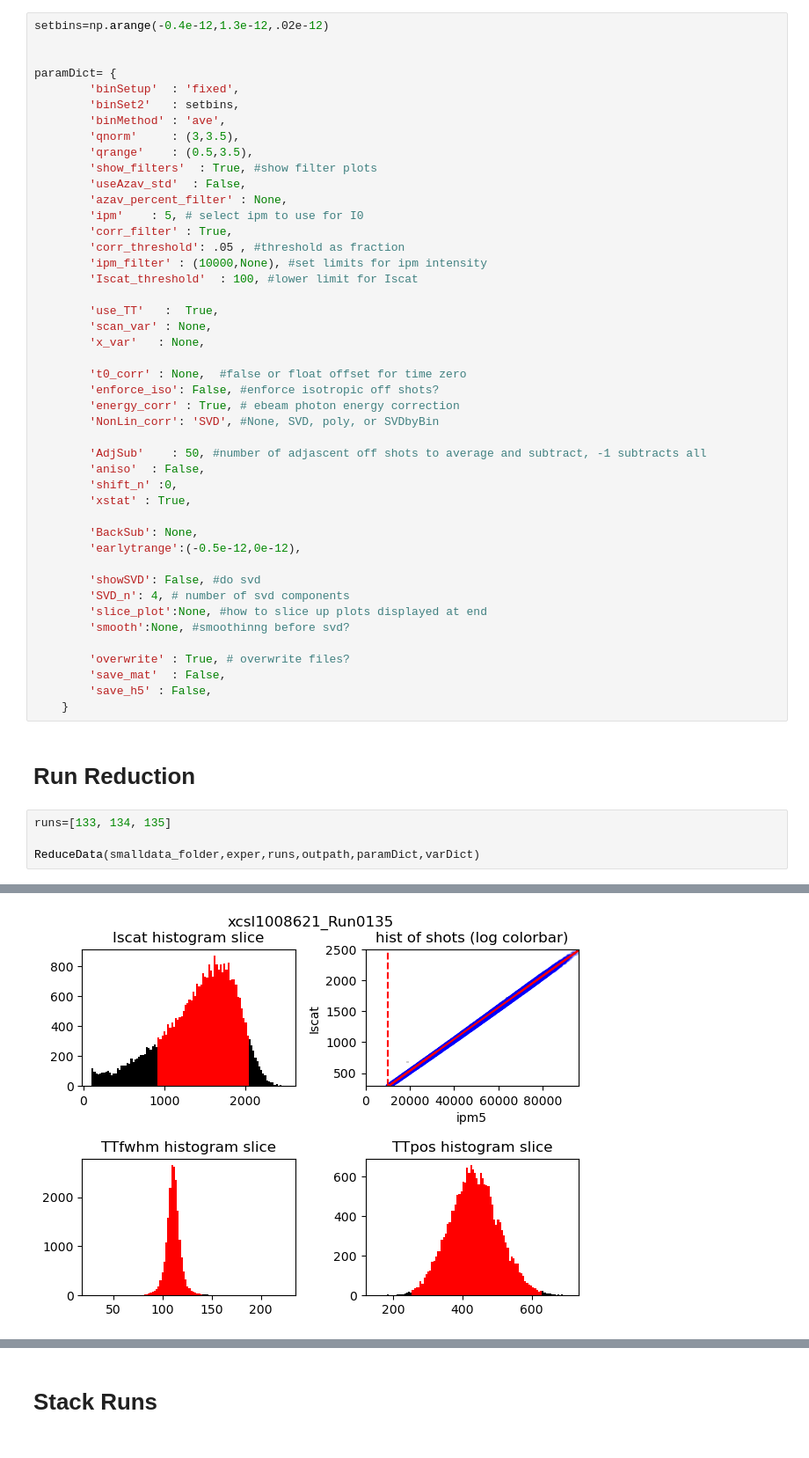
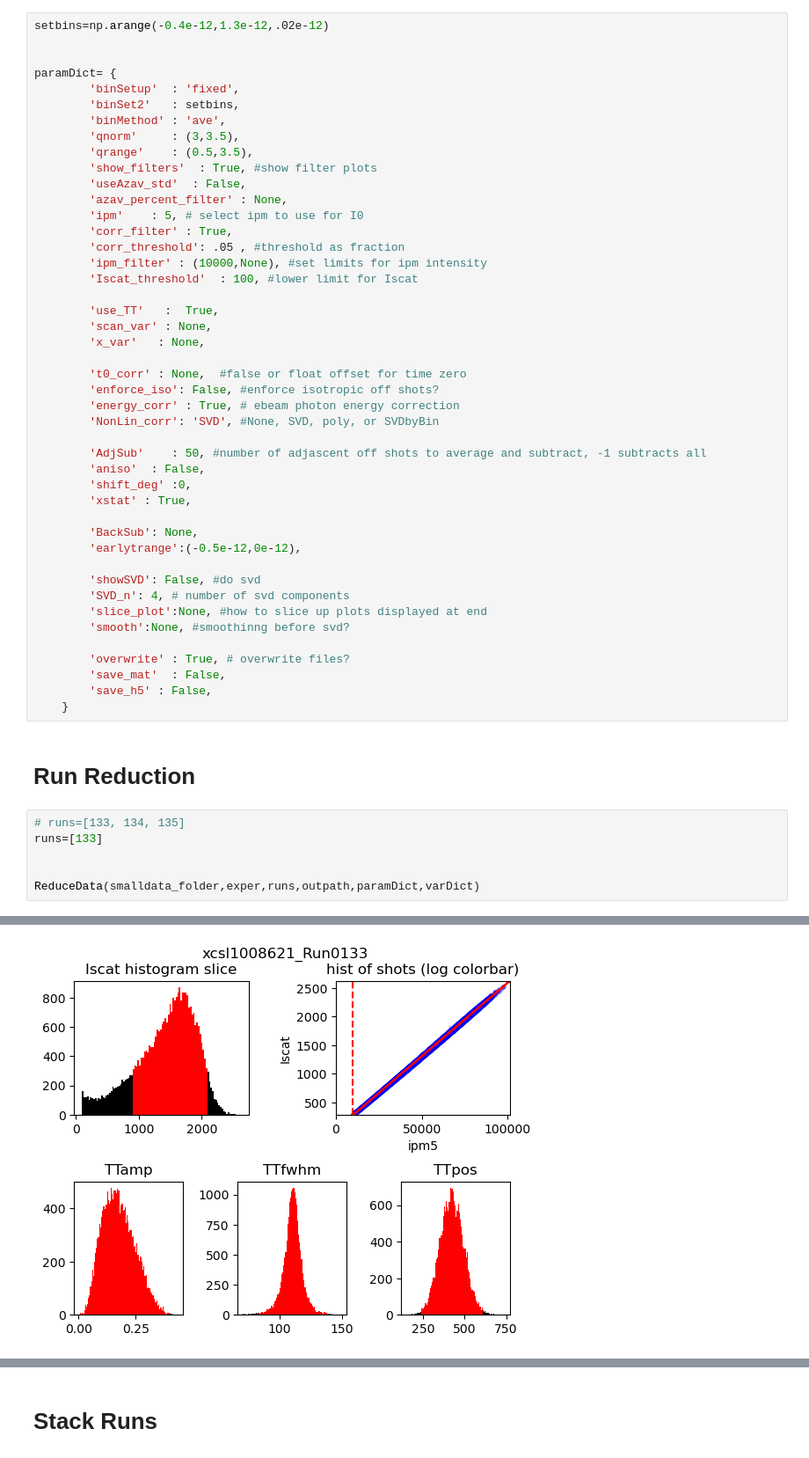
Before and after one commit to Solution-Phase-Chemistry/ReduceScatt, a Jupyter notebook: Example_delay_v1.ipynb, the cells around one changed output, grey strips where cells are left out. Shown at 88% size. Saved outputs shown, nothing was run; the diff lists cells and outputs as text.

Commit message:
Minor updates, shift_deg

```diff
--- a/Example_delay_v1.ipynb
+++ b/Example_delay_v1.ipynb
@@ -104,7 +105,7 @@ paramDict= {
 
         'AdjSub'    : 50, #number of adjascent off shots to average and subtract, -1 subtracts all
         'aniso'  : False,
-        'shift_n' :0,
+        'shift_deg' :0,
         'xstat' : True,
 
         'BackSub': None,
@@ -122,7 +123,9 @@ paramDict= {
 # %% [markdown]
 # Run Reduction
 # %%
-runs=[133, 134, 135]
+# runs=[133, 134, 135]
+runs=[133]
+
 
 ReduceData(smalldata_folder,exper,runs,outpath,paramDict,varDict)
 # %% [output]
@@ -164 +168 @@ done
-[figure, old version]
+[figure, new version]
```
Also changed, not shown: parts of 5 cells of this notebook, 3 other files.
